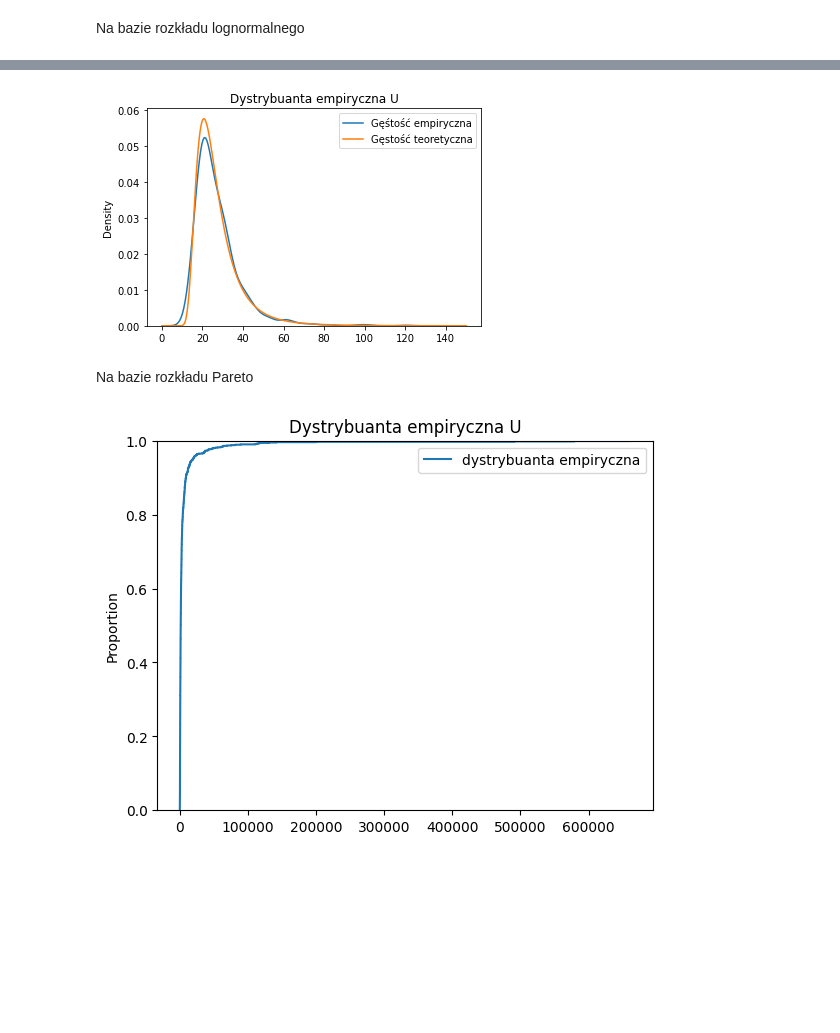
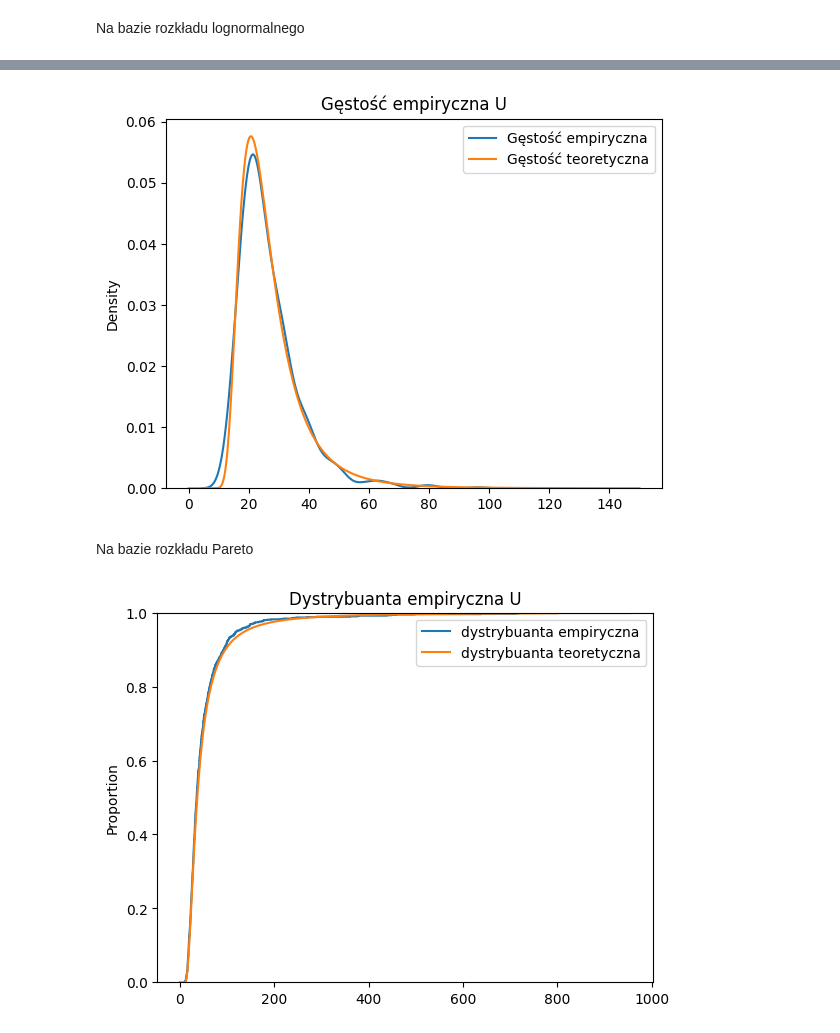
Before and after one commit to rafglo/Statystyka-stosowana, a Jupyter notebook: lista4.ipynb, the cells around one changed output, grey strips where cells are left out. Cells and saved outputs as stored; diff of their text form; code cells hidden in the pictures; blank space fills up the shorter version.

```diff
--- a/lista4.ipynb
+++ b/lista4.ipynb
@@ -125,10 +125,10 @@ plt.show()
 # %%
-sns.kdeplot(data=u_lognorm_sample, label="Gęśtość empiryczna")
+sns.kdeplot(data=u_lognorm_sample, label="Gęstość empiryczna")
 plt.plot(xs2, u_lognorm_pdf(xs2), label="Gęstość teoretyczna")
 plt.legend(loc="best")
-plt.title("Dystrybuanta empiryczna U")
+plt.title("Gęstość empiryczna U")
 plt.show()
 # %% [output]
-[figure, old version]
+[figure, new version]
 # %% [markdown]
 Na bazie rozkładu Pareto
@@ -149,8 +163,9 @@ def u_lognorm_cdf(x):
 # %%
-u_pareto_sample = u_pareto(b, n4)
+u_pareto_sample = u_pareto(n4, alpha,lambda_)
 sns.ecdfplot(data=u_pareto_sample, label="dystrybuanta empiryczna")
+plt.plot(xs3, u_pareto_cdf(xs3, alpha, lambda_), label="dystrybuanta teoretyczna")
 plt.legend(loc="best")
 plt.title("Dystrybuanta empiryczna U")
 plt.show()
 # %% [output]
-[figure, old version]
+[figure, new version]
```
Also changed, not shown: parts of 25 cells of this notebook.
